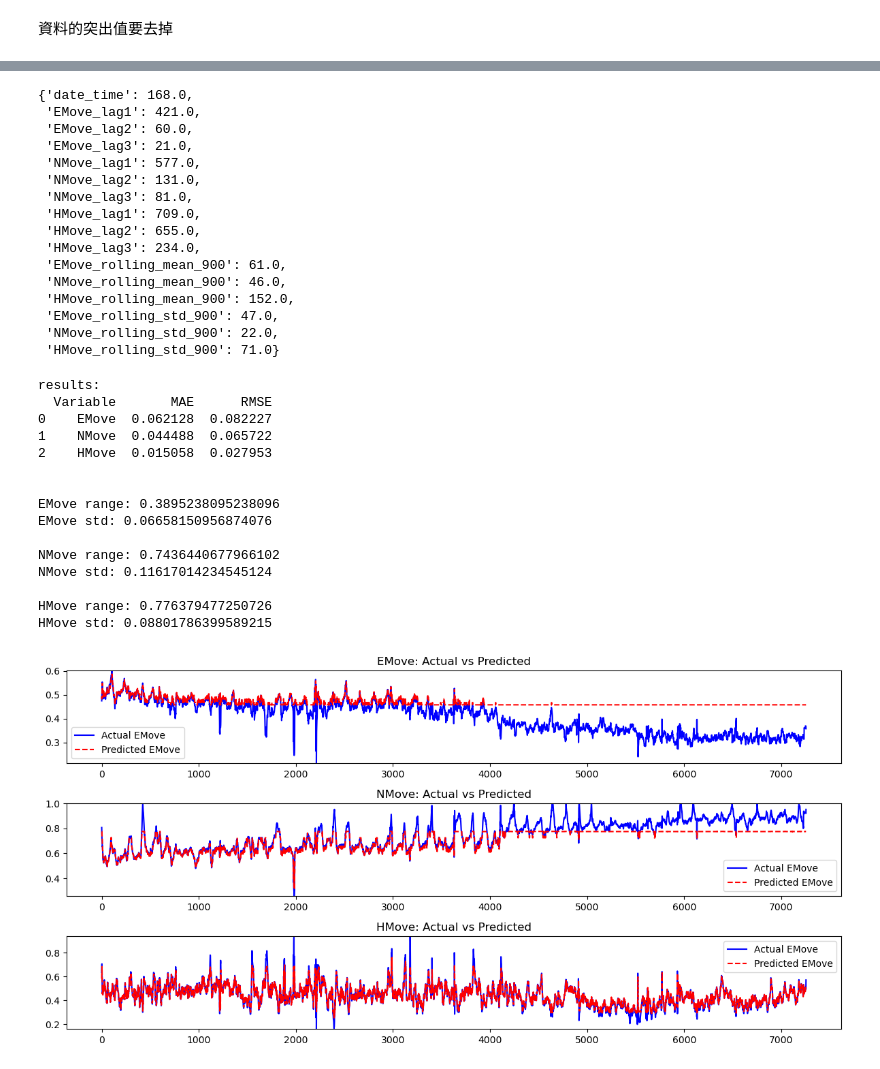
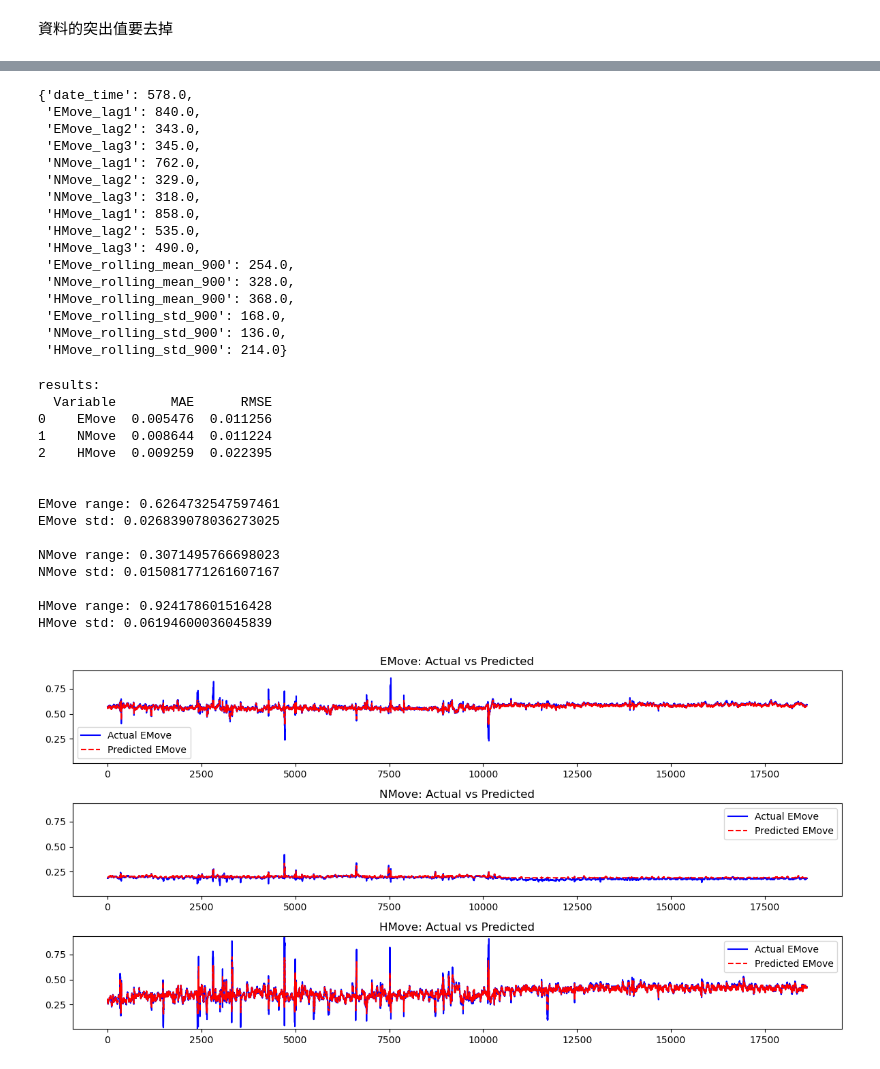
Before and after one commit to andrew76214/Slope-Detection-Taiwan, a Jupyter notebook: XGBoost.ipynb, the cells around one changed output, grey strips where cells are left out. Saved outputs shown, nothing was run; the diff lists cells and outputs as text; code cells hidden in the pictures.

```diff
--- a/XGBoost.ipynb
+++ b/XGBoost.ipynb
@@ -4,7 +4,7 @@
 import pandas as pd
 import numpy as np
 # %%
-data = pd.read_csv("./Data/Taipei/h23-g1.csv",delimiter=';')
+data = pd.read_csv("./Data/Nantou/cn01.csv",delimiter=';')
 # %%
 print(data)
 # %% [output]
@@ -102,7 +102,7 @@ xgbrModel=xgb.XGBRegressor(
     colsample_bytree=0.8,  # 特徵取樣比例
     reg_lambda=10,          # L2 正則化
     reg_alpha=1,         # L1 正則化
-    min_child_weight=1,    # 限制葉子節點最小權重
+     max_child_weight=1,    # 限制葉子節點最小權重
     gamma=0.1,             # 節點劃分限制
     random_state=42)
 xgbrModel.fit(X_train,y_train)
@@ -143,22 +146,22 @@ After rolling features: 72542
 # %%
 xgbrModel.get_booster().get_score()
 # %% [output]
-{'date_time': 168.0,
- 'EMove_lag1': 421.0,
- 'EMove_lag2': 60.0,
- 'EMove_lag3': 21.0,
- 'NMove_lag1': 577.0,
- 'NMove_lag2': 131.0,
- 'NMove_lag3': 81.0,
- 'HMove_lag1': 709.0,
- 'HMove_lag2': 655.0,
- 'HMove_lag3': 234.0,
- 'EMove_rolling_mean_900': 61.0,
- 'NMove_rolling_mean_900': 46.0,
- 'HMove_rolling_mean_900': 152.0,
- 'EMove_rolling_std_900': 47.0,
- 'NMove_rolling_std_900': 22.0,
- 'HMove_rolling_std_900': 71.0}
+{'date_time': 578.0,
+ 'EMove_lag1': 840.0,
+ 'EMove_lag2': 343.0,
+ 'EMove_lag3': 345.0,
+ 'NMove_lag1': 762.0,
+ 'NMove_lag2': 329.0,
+ 'NMove_lag3': 318.0,
+ 'HMove_lag1': 858.0,
+ 'HMove_lag2': 535.0,
+ 'HMove_lag3': 490.0,
+ 'EMove_rolling_mean_900': 254.0,
+ 'NMove_rolling_mean_900': 328.0,
+ 'HMove_rolling_mean_900': 368.0,
+ 'EMove_rolling_std_900': 168.0,
+ 'NMove_rolling_std_900': 136.0,
+ 'HMove_rolling_std_900': 214.0}
 # %%
 from sklearn.metrics import mean_squared_error,mean_absolute_error
 
@@ -194,41 +197,41 @@ for t in target:
 # %% [output]
 results:
   Variable       MAE      RMSE
-0    EMove  0.062128  0.082227
-1    NMove  0.044488  0.065722
-2    HMove  0.015058  0.027953
+0    EMove  0.005476  0.011256
+1    NMove  0.008644  0.011224
+2    HMove  0.009259  0.022395
 
 
-EMove range: 0.3895238095238096
-EMove std: 0.06658150956874076
+EMove range: 0.6264732547597461
+EMove std: 0.026839078036273025
 
-NMove range: 0.7436440677966102
-NMove std: 0.11617014234545124
+NMove range: 0.3071495766698023
+NMove std: 0.015081771261607167
 
-HMove range: 0.776379477250726
-HMove std: 0.08801786399589215
+HMove range: 0.924178601516428
+HMove std: 0.06194600036045839
 # %%
 import matplotlib.pyplot as plt
 from sklearn.preprocessing import MinMaxScaler
 
 # Plot predictions vs actual values for each movement component
-y_min = -50  # 最小值
-y_max = 50  # 最大值
+y_min = min(min([ np.min(y_test['EMove'].to_numpy(), axis=0) , np.min(y_pred[:,0], axis=0) ]),min([ np.min(y_test['NMove'].to_numpy(), axis=0) , np.min(y_pred[:,1], axis=0) ]),min([ np.min(y_test['HMove'].to_numpy(), axis=0) , np.min(y_pred[:,2], axis=0) ]))  # 最小值
+y_max = max(max([ np.max(y_test['EMove'].to_numpy(), axis=0) , np.max(y_pred[:,0], axis=0) ]),max([ np.max(y_test['NMove'].to_numpy(), axis=0) , np.max(y_pred[:,1], axis=0) ]),max([ np.max(y_test['HMove'].to_numpy(), axis=0) , np.max(y_pred[:,2], axis=0) ]))  # 最大值
 plt.figure(figsize=(12, 6))
 subplot_i=0
 
 for t in target:
     plt.subplot(3, 1, subplot_i+1)
-    y_min = min([ np.min(y_test[t].to_numpy(), axis=0) , np.min(y_pred[:,subplot_i], axis=0) ])
-    y_max = max([ np.max(y_test[t].to_numpy(), axis=0) , np.max(y_pred[:,subplot_i], axis=0) ])
+    # y_min = min([ np.min(y_test[t].to_numpy(), axis=0) , np.min(y_pred[:,subplot_i], axis=0) ])
+    # y_max = max([ np.max(y_test[t].to_numpy(), axis=0) , np.max(y_pred[:,subplot_i], axis=0) ])
     plt.plot(y_test[t].to_numpy(), label="Actual EMove", color='blue')
     plt.plot(y_pred[:,subplot_i], label="Predicted EMove", color='red', linestyle='dashed')
     plt.title("{}: Actual vs Predicted".format(t))
     plt.ylim(y_min, y_max)  # Set same y-axis range
     plt.legend()
     subplot_i += 1
 
 plt.tight_layout()
 plt.show()
 # %% [output]
-[figure, old version]
+[figure, new version]
```
Also changed, not shown: parts of 5 cells of this notebook.
